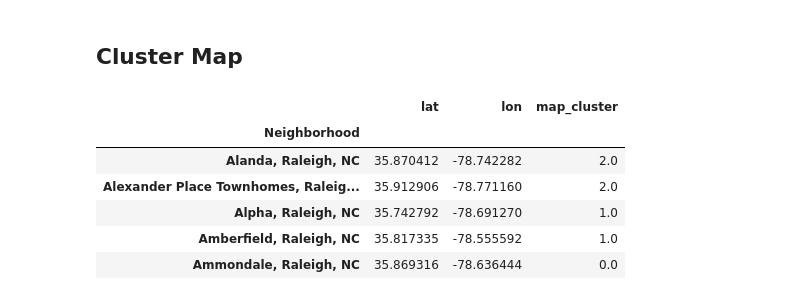
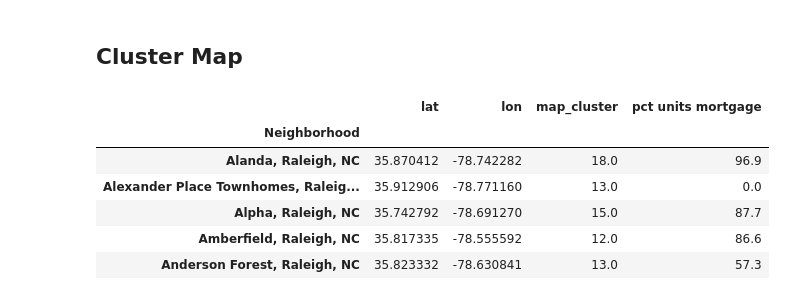
Before and after one commit to abezuglov/neighborhood_analysis, a Jupyter notebook: capstone_project_ideas.ipynb, the cells around one changed output. Saved outputs shown, nothing was run; the diff lists cells and outputs as text; code cells hidden in the pictures.

```diff
--- a/capstone_project_ideas.ipynb
+++ b/capstone_project_ideas.ipynb
@@ -1058,5 +1285,5 @@ plt.show()
 # %%
-kclusters = 5 # the best number of clusters
+kclusters = 20 # the best number of clusters
 kmeans = KMeans(n_clusters = kclusters, random_state = 0).fit(df)
 df['cluster'] = kmeans.labels_
 # %%
@@ -1077,7 +1315,7 @@ df.groupby('cluster').mean().sort_values('med household income', ascending = Fal
 # %% [markdown]
 ### Rearrange cluster numbers
 # %%
-field, asc = 'med household income', True
+field, asc = 'pct units mortgage', True
 clusters = list(df.groupby('cluster').mean().sort_values(field, ascending = asc).index.values)
 new_clusters = np.arange(0,max(clusters))
 #new_clusters
@@ -1095,16 +1333,16 @@ df_coords = pd.DataFrame(coords, columns = ['Neighborhood','lat','lon'])
 df_coords = df_coords.set_index('Neighborhood')
 #df_coords.head()
 # %%
-df_map = df_coords.join(df['map_cluster']).dropna()
+df_map = df_coords.join(df[['map_cluster',field]]).dropna()
 df_map.head()
 # %% [output]
-|  | lat | lon | map_cluster |
-| Neighborhood |  |  |  |
-| Alanda, Raleigh, NC | 35.870412 | -78.742282 | 2.0 |
-| Alexander Place Townhomes, Raleig... | 35.912906 | -78.771160 | 2.0 |
-| Alpha, Raleigh, NC | 35.742792 | -78.691270 | 1.0 |
-| Amberfield, Raleigh, NC | 35.817335 | -78.555592 | 1.0 |
-| Ammondale, Raleigh, NC | 35.869316 | -78.636444 | 0.0 |
+|  | lat | lon | map_cluster | pct units mortgage |
+| Neighborhood |  |  |  |  |
+| Alanda, Raleigh, NC | 35.870412 | -78.742282 | 18.0 | 96.9 |
+| Alexander Place Townhomes, Raleig... | 35.912906 | -78.771160 | 13.0 | 0.0 |
+| Alpha, Raleigh, NC | 35.742792 | -78.691270 | 15.0 | 87.7 |
+| Amberfield, Raleigh, NC | 35.817335 | -78.555592 | 12.0 | 86.6 |
+| Anderson Forest, Raleigh, NC | 35.823332 | -78.630841 | 13.0 | 57.3 |
 # %%
 import folium
 
```
Also changed, not shown: parts of 48 cells of this notebook.
